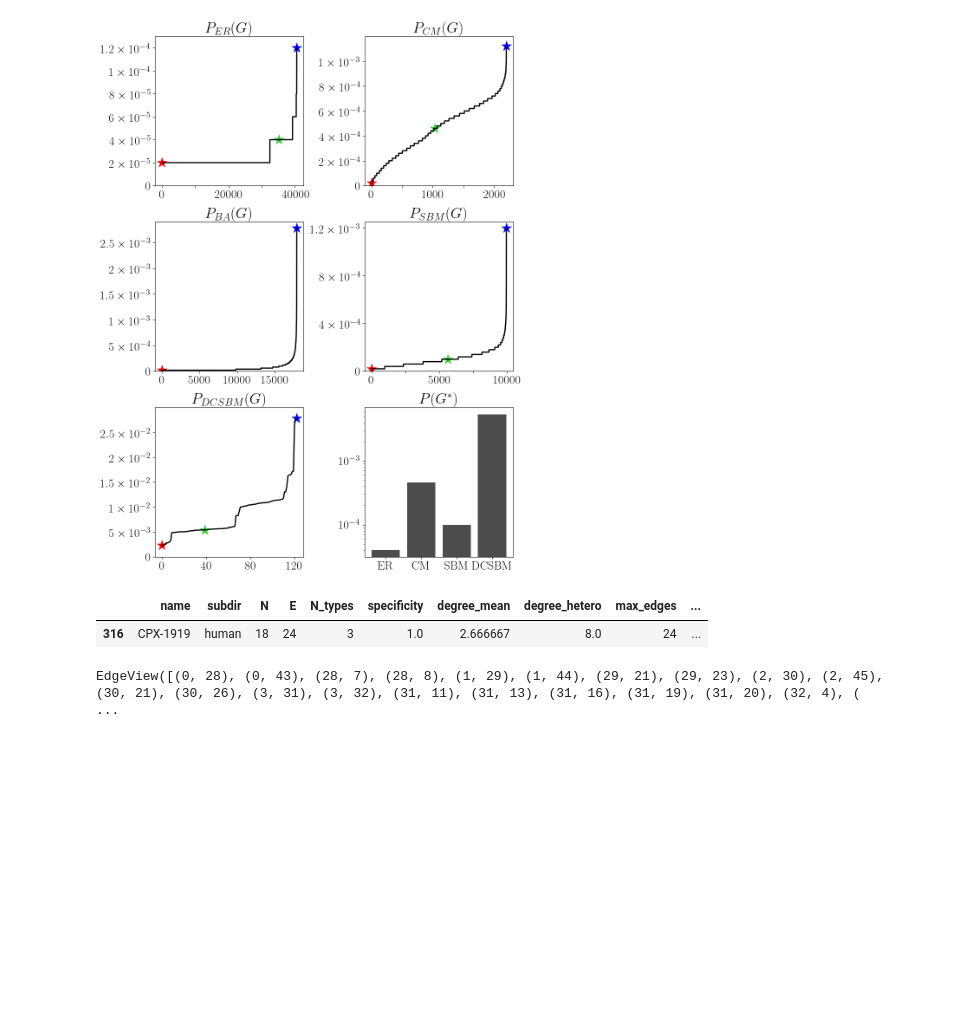
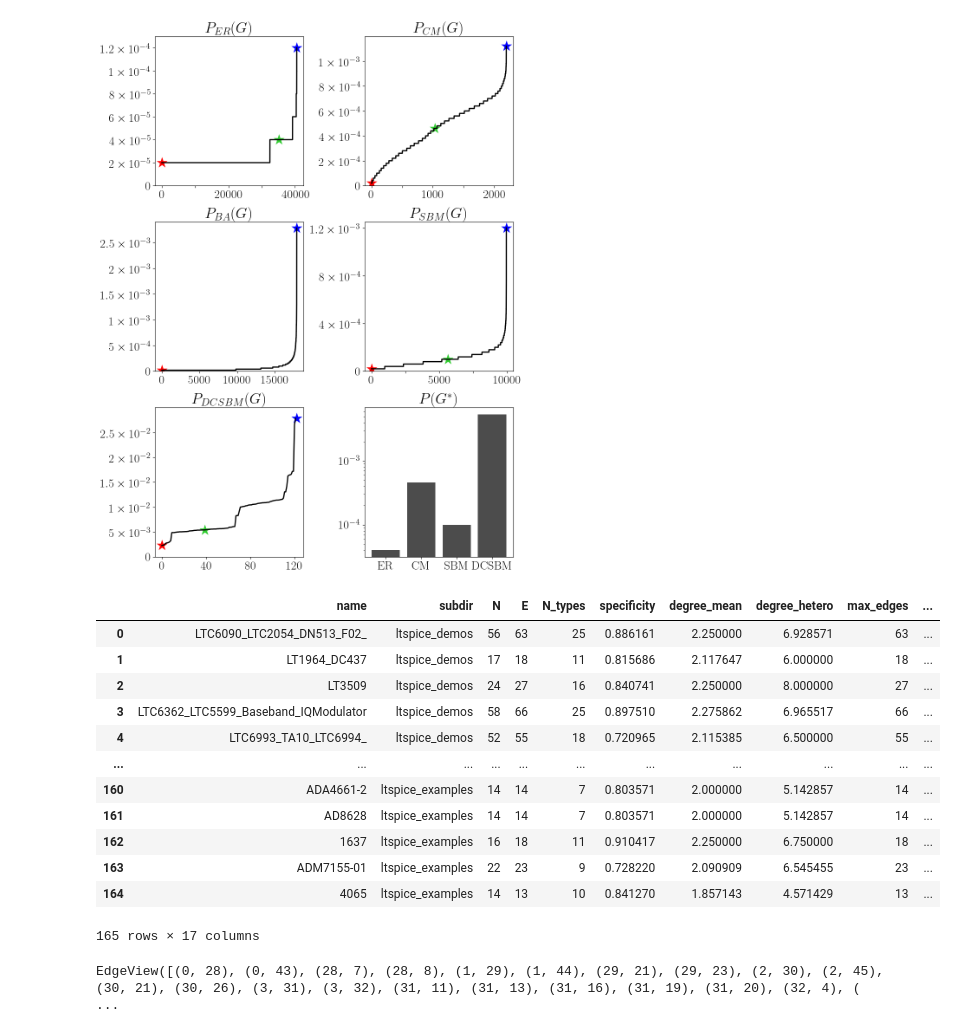
Before and after one commit to coryglover/NetDesign, a Jupyter notebook: notebooks/figs.ipynb, the cells around one changed output. Drawn from its saved outputs; the diff is of its cells as text; code cells hidden in the pictures; blank space fills up the shorter version.

```diff
--- a/notebooks/figs.ipynb
+++ b/notebooks/figs.ipynb
@@ -418,9 +418,20 @@ robot_df = pd.read_csv('../stats/robots/assembly_stats.csv',index_col=False)
 circuit_df = pd.read_csv('../stats/circuits/assembly_stats.csv',index_col=False)
-# %%
-protein_df[protein_df['name'] == 'CPX-1919']
-# %% [output]
-|  | name | subdir | N | E | N_types | specificity | degree_mean | degree_hetero | max_edges | ... |
-| 316 | CPX-1919 | human | 18 | 24 | 3 | 1.0 | 2.666667 | 8.0 | 24 | ... |
+# %%
+circuit_df
+# %% [output]
+|  | name | subdir | N | E | N_types | specificity | degree_mean | degree_hetero | max_edges | ... |
+| 0 | LTC6090_LTC2054_DN513_F02_ | ltspice_demos | 56 | 63 | 25 | 0.886161 | 2.250000 | 6.928571 | 63 | ... |
+| 1 | LT1964_DC437 | ltspice_demos | 17 | 18 | 11 | 0.815686 | 2.117647 | 6.000000 | 18 | ... |
+| 2 | LT3509 | ltspice_demos | 24 | 27 | 16 | 0.840741 | 2.250000 | 8.000000 | 27 | ... |
+| 3 | LTC6362_LTC5599_Baseband_IQModulator | ltspice_demos | 58 | 66 | 25 | 0.897510 | 2.275862 | 6.965517 | 66 | ... |
+| 4 | LTC6993_TA10_LTC6994_ | ltspice_demos | 52 | 55 | 18 | 0.720965 | 2.115385 | 6.500000 | 55 | ... |
+| ... | ... | ... | ... | ... | ... | ... | ... | ... | ... | ... |
+| 160 | ADA4661-2 | ltspice_examples | 14 | 14 | 7 | 0.803571 | 2.000000 | 5.142857 | 14 | ... |
+| 161 | AD8628 | ltspice_examples | 14 | 14 | 7 | 0.803571 | 2.000000 | 5.142857 | 14 | ... |
+| 162 | 1637 | ltspice_examples | 16 | 18 | 11 | 0.910417 | 2.250000 | 6.750000 | 18 | ... |
+| 163 | ADM7155-01 | ltspice_examples | 22 | 23 | 9 | 0.728220 | 2.090909 | 6.545455 | 23 | ... |
+| 164 | 4065 | ltspice_examples | 14 | 13 | 10 | 0.841270 | 1.857143 | 4.571429 | 13 | ... |
+165 rows × 17 columns
 # %%
 g = nx.read_edgelist('../data/circuits/ltspice_demos/edgefiles/LTC6090_LTC2054_DN513_F02_.edge', nodetype=int, create_using=nx.Graph)
 # g = nx.fast_gnp_random_graph(10,.1)
```
Also changed, not shown: parts of 13 cells of this notebook, 10 other files.
